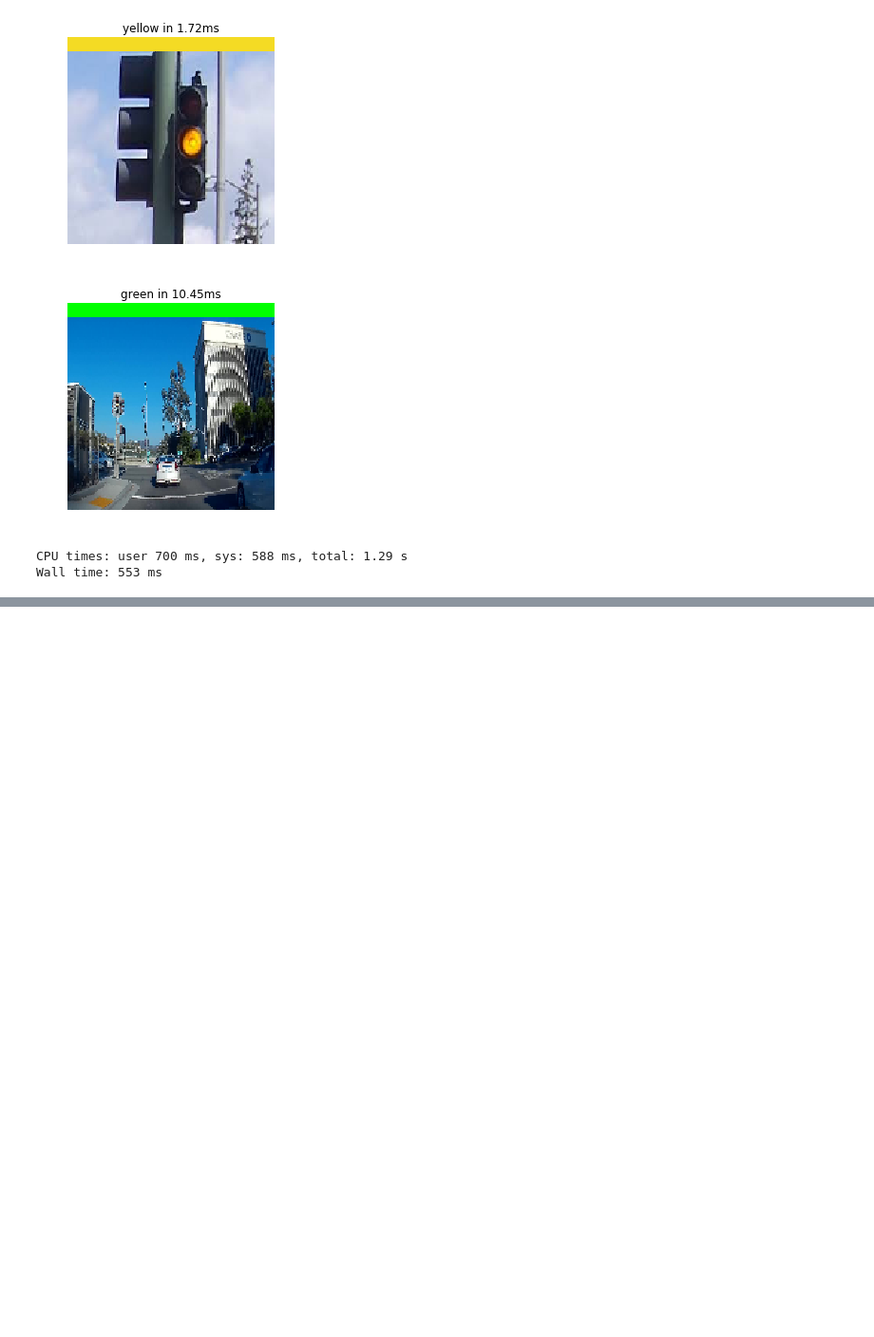
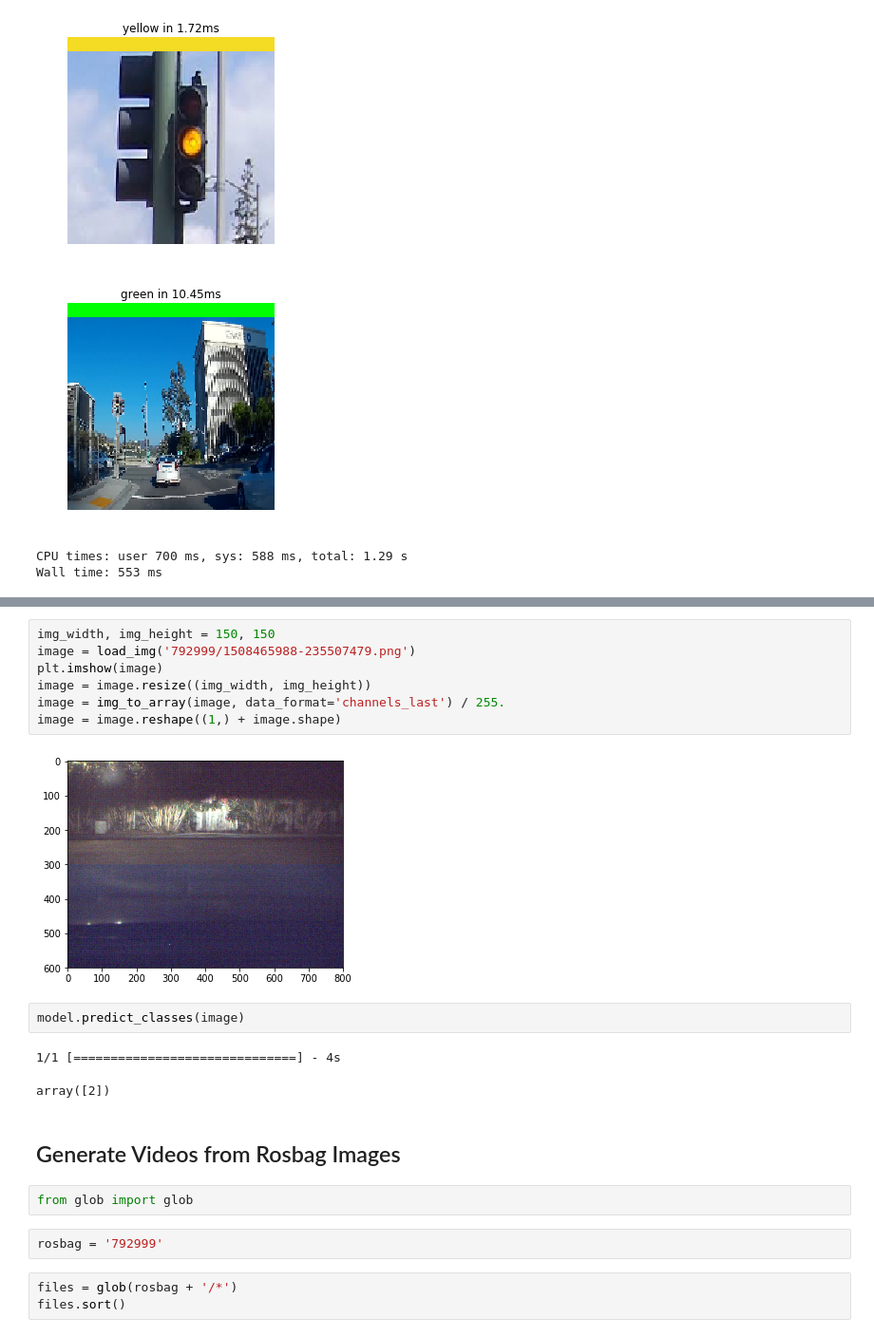
Before and after one commit to neocsr/traffic-light-detection, a Jupyter notebook: traffic_light_detection.ipynb, the cells around one changed output, grey strips where cells are left out. Shown at 95% size. Cells and saved outputs as stored; diff of their text form; blank space fills up the shorter version.

Commit message:
Load model and convert predictions to video

```diff
--- a/traffic_light_detection.ipynb
+++ b/traffic_light_detection.ipynb
@@ -235,0 +282,23 @@ Wall time: 553 ms
+# %%
+img_width, img_height = 150, 150
+image = load_img('792999/1508465988-235507479.png')
+plt.imshow(image)
+image = image.resize((img_width, img_height))
+image = img_to_array(image, data_format='channels_last') / 255.
+image = image.reshape((1,) + image.shape)
+# %% [output]
+[figure, added]
+# %%
+model.predict_classes(image)
+# %% [output]
+1/1 [==============================] - 4s
+array([2])
+# %% [markdown]
+## Generate Videos from Rosbag Images
+# %%
+from glob import glob
+# %%
+rosbag = '792999'
+# %%
+files = glob(rosbag + '/*')
+files.sort()
```
Also changed, not shown: parts of 12 cells of this notebook.
